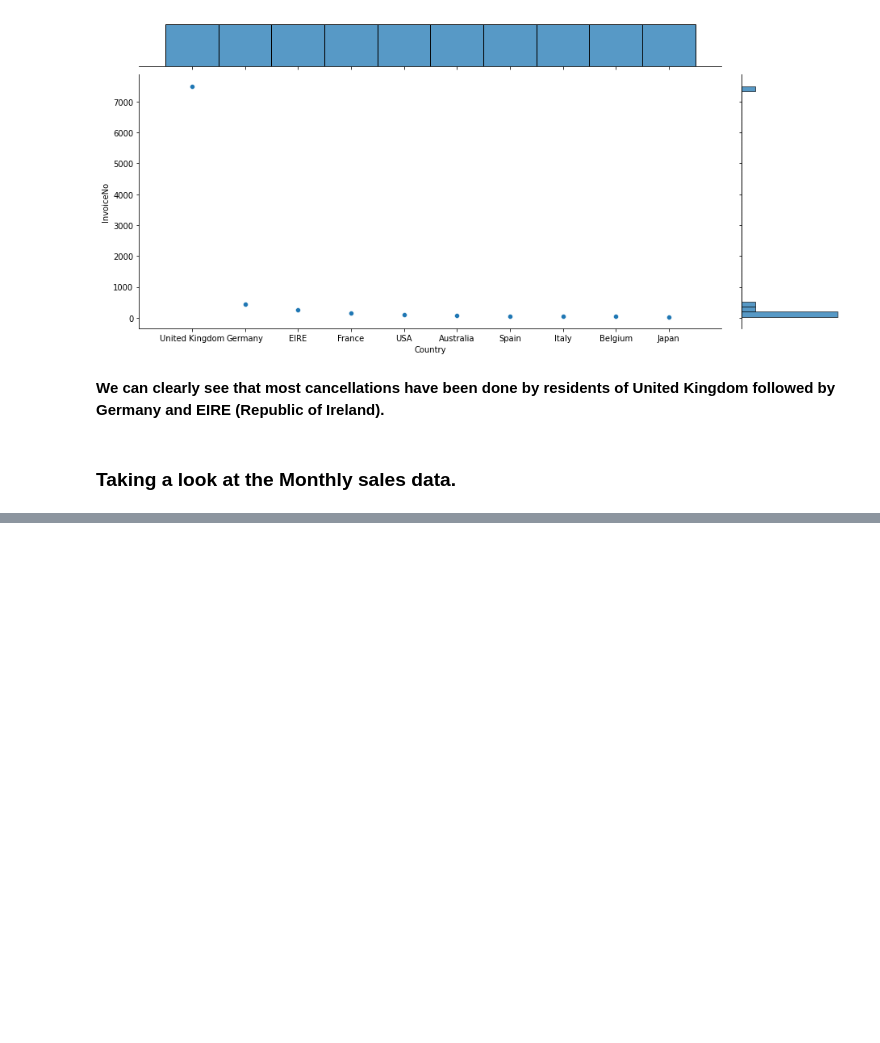
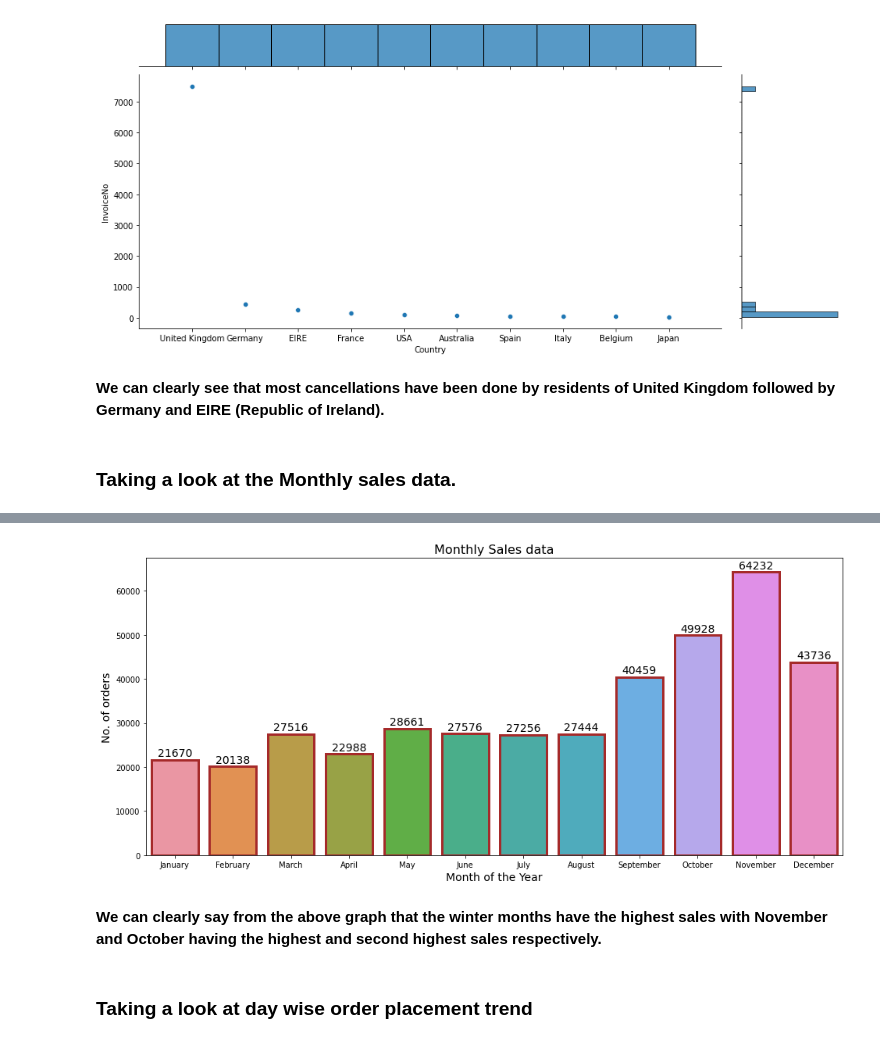
Before and after one commit to gopaljigupta45/Online_Retail_Customer_Segmentation, a Jupyter notebook: Online_Retail_Customer_Segmentation_Capstone_Project_GOPAL_JI_GUPTA_.ipynb, the cells around one changed output, grey strips where cells are left out. Cells and saved outputs as stored; diff of their text form; code cells hidden in the pictures; blank space fills up the shorter version.

```diff
--- a/Online_Retail_Customer_Segmentation_Capstone_Project_GOPAL_JI_GUPTA_.ipynb
+++ b/Online_Retail_Customer_Segmentation_Capstone_Project_GOPAL_JI_GUPTA_.ipynb
@@ -371,3 +372,17 @@ grid.savefig("filename.png", dpi=300)
 **We can clearly see that most cancellations have been done by residents of United Kingdom followed by Germany and EIRE (Republic of Ireland).**
 # %% [markdown]
 ### **Taking a look at the Monthly sales data.**
+# %%
+# To look at the monthly sales data, first we need to create a separate month column out of date.
+# Also lets create separate column for day, month, year etc. and also create columns that contain proper names of months and days.
+
+df['Day_num'] = df['InvoiceDate'].dt.day
+df['Month_num'] = df['InvoiceDate'].dt.month
+df['Year'] = df['InvoiceDate'].dt.year
+
+# creating columns that contain proper months and day names for better understanding.
+df['Month']=df['InvoiceDate'].dt.month_name()
+df['Day'] = df['InvoiceDate'].dt.day_name()
+
+# seeing the new data.
+df.head()
@@ -373,0 +396,4 @@ grid.savefig("filename.png", dpi=300)
+# %%
+# Looking at monthly sales data.
+month_df = df['Month'].value_counts().reset_index()
+month_df.head()
@@ -373,0 +407,9 @@ grid.savefig("filename.png", dpi=300)
+# %%
+# As we can see from above, the months are not ordered. So lets order them before plotting the above data.
+# Initialize an ordered months list.
+ordered_months_list = ["January", "February", "March", "April", "May", "June", "July", "August", "September", "October", "November", "December"]
+
+# We can use categorical index function for ordering our data using the above list as a reference point.
+month_df.index = pd.CategoricalIndex(month_df['index'],categories=ordered_months_list,ordered=True)
+month_df = month_df.sort_index().reset_index(drop=True)
+month_df
@@ -373,0 +430,20 @@ grid.savefig("filename.png", dpi=300)
+# %%
+# Plotting the monthly sales data using a barplot.
+fig, ax = plt.subplots(figsize = (16,7))
+sns.barplot(month_df['index'],month_df['Month'], edgecolor='brown',lw=3)
+
+# Setting the title and the x,y labels.
+plt.title('Monthly Sales data', fontsize= 16)
+plt.xlabel('Month of the Year', fontsize=14)
+plt.ylabel('No. of orders', fontsize=14)
+
+# Annotating the bars with the numbers they represent.
+for p in ax.patches:
+    height = p.get_height()
+    ax.text(p.get_x()+p.get_width()/2, height+800, '{:1.0f}'.format(height),ha = "center", fontsize=14)
+# %% [output]
+[figure, added]
+# %% [markdown]
+**We can clearly say from the above graph that the winter months have the highest sales with November and October having the highest and second highest sales respectively.**
+# %% [markdown]
+### **Taking a look at day wise order placement trend**
```
Also changed, not shown: parts of 17 cells of this notebook.
